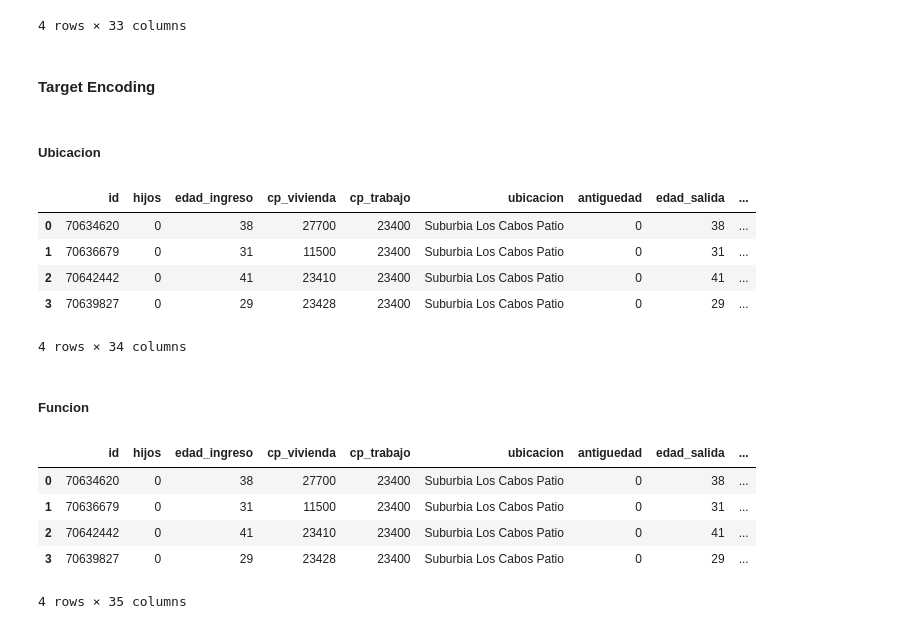
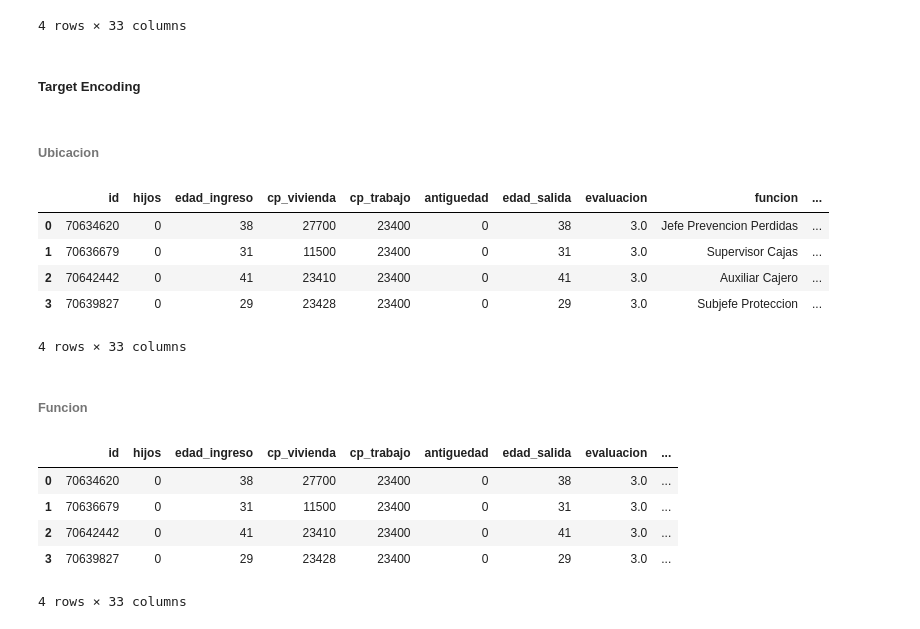
Before and after one commit to danielglz096/data-analytics, a Jupyter notebook: modelo_analitica.ipynb, the cells around one changed output. Drawn from its saved outputs; the diff is of its cells as text; code cells hidden in the pictures.

```diff
--- a/modelo_analitica.ipynb
+++ b/modelo_analitica.ipynb
@@ -139,36 +220,40 @@ display(df.head(4))
 | 3 | 70639827 | 0 | 29 | 23428 | 23400 | Suburbia Los Cabos Patio | 0 | 29 | ... |
 4 rows × 33 columns
 # %% [markdown]
-#### Target Encoding
+##### Target Encoding
 # %% [markdown]
-##### Ubicacion
+###### Ubicacion
 # %%
 encoder = TargetEncoder()
 encoder.fit(df['ubicacion'], df['antiguedad'])
 
 df['ubicacion_encoded'] = encoder.transform(df['ubicacion'])
 
+df.drop(columns=['ubicacion'],inplace=True)
+
 display(df.head(4))
 # %% [output]
-|  | id | hijos | edad_ingreso | cp_vivienda | cp_trabajo | ubicacion | antiguedad | edad_salida | ... |
-| 0 | 70634620 | 0 | 38 | 27700 | 23400 | Suburbia Los Cabos Patio | 0 | 38 | ... |
-| 1 | 70636679 | 0 | 31 | 11500 | 23400 | Suburbia Los Cabos Patio | 0 | 31 | ... |
-| 2 | 70642442 | 0 | 41 | 23410 | 23400 | Suburbia Los Cabos Patio | 0 | 41 | ... |
-| 3 | 70639827 | 0 | 29 | 23428 | 23400 | Suburbia Los Cabos Patio | 0 | 29 | ... |
+|  | id | hijos | edad_ingreso | cp_vivienda | cp_trabajo | antiguedad | edad_salida | evaluacion | funcion | ... |
+| 0 | 70634620 | 0 | 38 | 27700 | 23400 | 0 | 38 | 3.0 | Jefe Prevencion Perdidas | ... |
+| 1 | 70636679 | 0 | 31 | 11500 | 23400 | 0 | 31 | 3.0 | Supervisor Cajas | ... |
+| 2 | 70642442 | 0 | 41 | 23410 | 23400 | 0 | 41 | 3.0 | Auxiliar Cajero | ... |
+| 3 | 70639827 | 0 | 29 | 23428 | 23400 | 0 | 29 | 3.0 | Subjefe Proteccion | ... |
-4 rows × 34 columns
+4 rows × 33 columns
 # %% [markdown]
-##### Funcion
+###### Funcion
 # %%
 encoder = TargetEncoder()
 encoder.fit(df['funcion'], df['antiguedad'])
 
 df['funcion_encoded'] = encoder.transform(df['funcion'])
 
+df.drop(columns=['funcion'],inplace=True)
+
 display(df.head(4))
 # %% [output]
-|  | id | hijos | edad_ingreso | cp_vivienda | cp_trabajo | ubicacion | antiguedad | edad_salida | ... |
-| 0 | 70634620 | 0 | 38 | 27700 | 23400 | Suburbia Los Cabos Patio | 0 | 38 | ... |
-| 1 | 70636679 | 0 | 31 | 11500 | 23400 | Suburbia Los Cabos Patio | 0 | 31 | ... |
-| 2 | 70642442 | 0 | 41 | 23410 | 23400 | Suburbia Los Cabos Patio | 0 | 41 | ... |
-| 3 | 70639827 | 0 | 29 | 23428 | 23400 | Suburbia Los Cabos Patio | 0 | 29 | ... |
+|  | id | hijos | edad_ingreso | cp_vivienda | cp_trabajo | antiguedad | edad_salida | evaluacion | ... |
+| 0 | 70634620 | 0 | 38 | 27700 | 23400 | 0 | 38 | 3.0 | ... |
+| 1 | 70636679 | 0 | 31 | 11500 | 23400 | 0 | 31 | 3.0 | ... |
+| 2 | 70642442 | 0 | 41 | 23410 | 23400 | 0 | 41 | 3.0 | ... |
+| 3 | 70639827 | 0 | 29 | 23428 | 23400 | 0 | 29 | 3.0 | ... |
-4 rows × 35 columns
+4 rows × 33 columns
```
Also changed, not shown: parts of 31 cells of this notebook.
